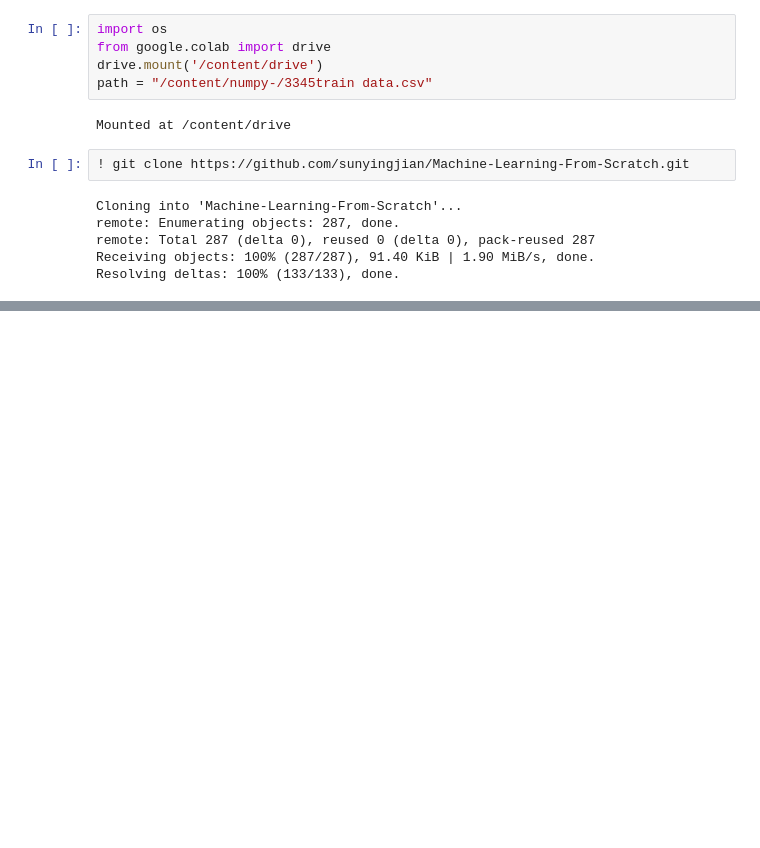
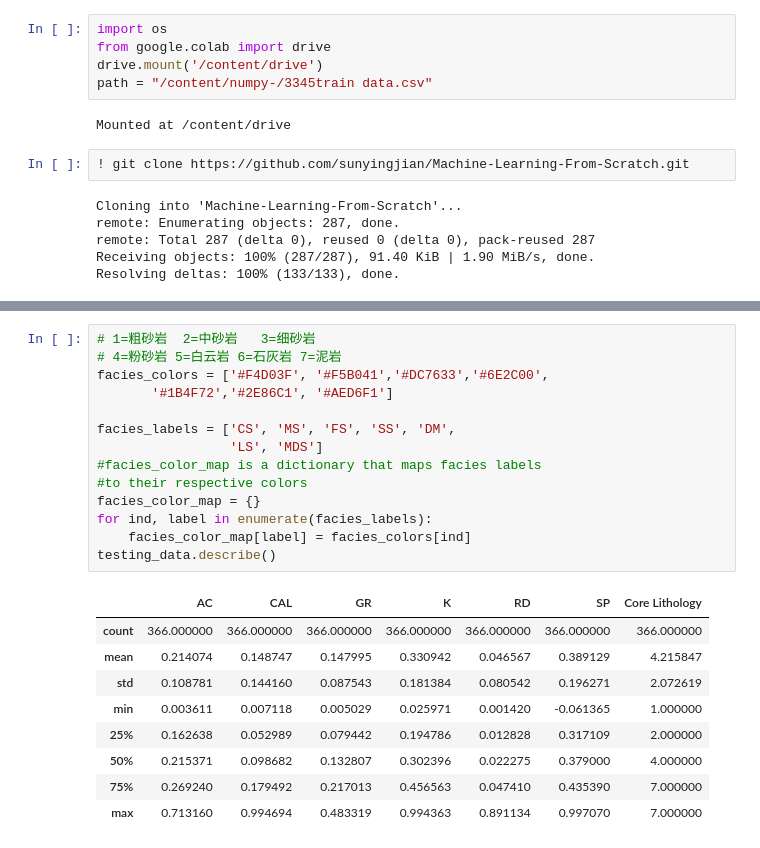
Before and after one commit to HClO-LUO/Pyhton-demo, a Jupyter notebook: Untitled0.ipynb, the cells around one changed output, grey strips where cells are left out. Saved outputs shown, nothing was run; the diff lists cells and outputs as text; blank space fills up the shorter version.

```diff
--- a/Untitled0.ipynb
+++ b/Untitled0.ipynb
@@ -54,0 +110,24 @@ Resolving deltas: 100% (133/133), done.
+# %%
+# 1=粗砂岩  2=中砂岩   3=细砂岩
+# 4=粉砂岩 5=白云岩 6=石灰岩 7=泥岩
+facies_colors = ['#F4D03F', '#F5B041','#DC7633','#6E2C00',
+       '#1B4F72','#2E86C1', '#AED6F1']
+
+facies_labels = ['CS', 'MS', 'FS', 'SS', 'DM',
+                 'LS', 'MDS']
+#facies_color_map is a dictionary that maps facies labels
+#to their respective colors
+facies_color_map = {}
+for ind, label in enumerate(facies_labels):
+    facies_color_map[label] = facies_colors[ind]
+testing_data.describe()
+# %% [output]
+|  | AC | CAL | GR | K | RD | SP | Core Lithology |
+| count | 366.000000 | 366.000000 | 366.000000 | 366.000000 | 366.000000 | 366.000000 | 366.000000 |
+| mean | 0.214074 | 0.148747 | 0.147995 | 0.330942 | 0.046567 | 0.389129 | 4.215847 |
+| std | 0.108781 | 0.144160 | 0.087543 | 0.181384 | 0.080542 | 0.196271 | 2.072619 |
+| min | 0.003611 | 0.007118 | 0.005029 | 0.025971 | 0.001420 | -0.061365 | 1.000000 |
+| 25% | 0.162638 | 0.052989 | 0.079442 | 0.194786 | 0.012828 | 0.317109 | 2.000000 |
+| 50% | 0.215371 | 0.098682 | 0.132807 | 0.302396 | 0.022275 | 0.379000 | 4.000000 |
+| 75% | 0.269240 | 0.179492 | 0.217013 | 0.456563 | 0.047410 | 0.435390 | 7.000000 |
+| max | 0.713160 | 0.994694 | 0.483319 | 0.994363 | 0.891134 | 0.997070 | 7.000000 |
```
Also changed, not shown: parts of 3 cells of this notebook.
